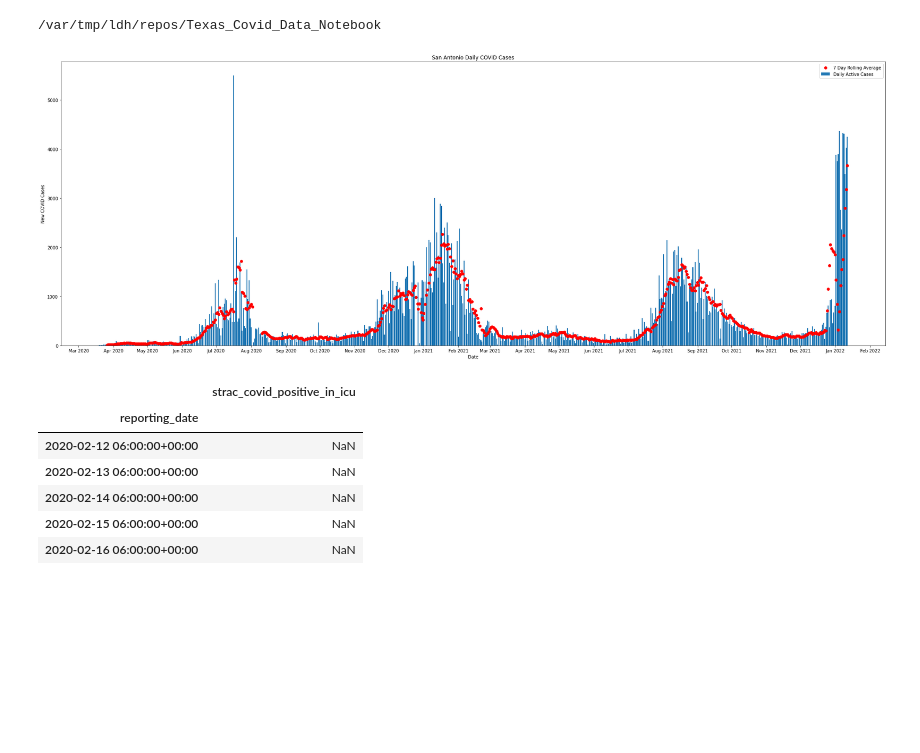
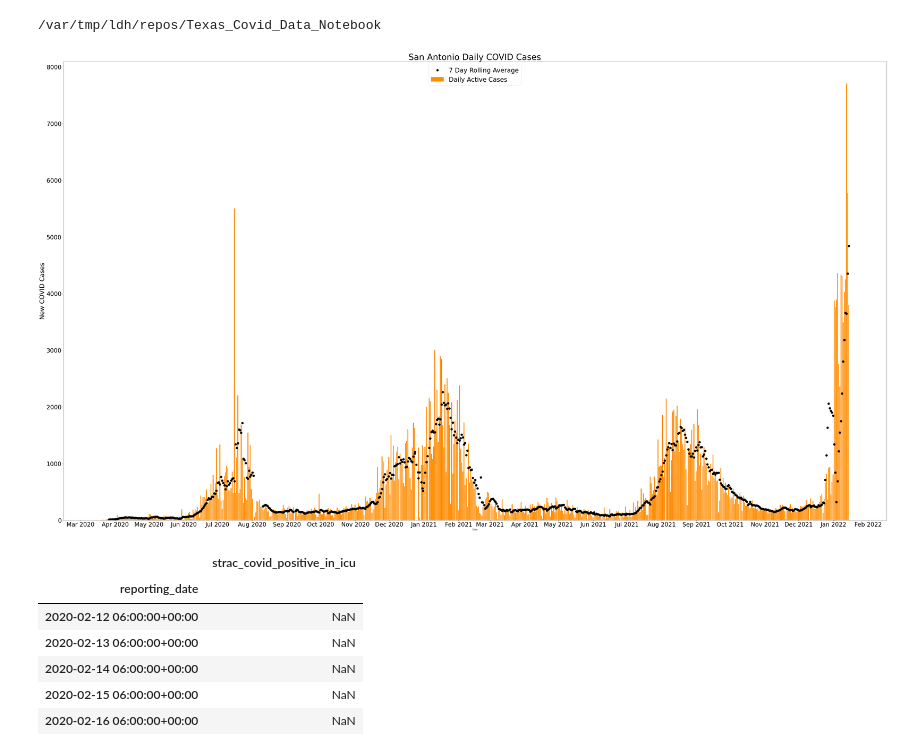
Before and after one commit to ldhagen/Texas_Covid_Data_Notebook, a Jupyter notebook: SanAntonioDailyNew.ipynb, the cells around one changed output. Drawn from its saved outputs; the diff is of its cells as text; code cells hidden in the pictures; blank space fills up the shorter version.

```diff
--- a/SanAntonioDailyNew.ipynb
+++ b/SanAntonioDailyNew.ipynb
@@ -61,23 +59,24 @@ df_newcases_7day_moving= df_newcases.rolling(7).mean().shift()
 # %%
 import datetime
 import matplotlib.dates as mdates
 months = mdates.MonthLocator()
 days = mdates.DayLocator()
 timeFmt = mdates.DateFormatter('%b %Y')
 fig, ax = plt.subplots()
-fig.set_size_inches(34,12)
+fig.set_size_inches(70,40)
 ax.xaxis.set_major_locator(months)
 ax.xaxis.set_major_formatter(timeFmt)
+ax.tick_params(axis='both', labelsize=28)
 #ax.xaxis.set_minor_locator(months)
-plt.title('San Antonio Daily COVID Cases')
+plt.title('San Antonio Daily COVID Cases', fontsize = 40)
 plt.xlabel('Date',color='black')
-plt.ylabel('New COVID Cases',color='black')
-plt.bar(df_newcases.index,df_newcases.total_case_daily_change)
-plt.plot(df_newcases_7day_moving, 'ro')
-plt.legend(['7 Day Rolling Average','Daily Active Cases'])
+plt.ylabel('New COVID Cases',color='black', fontsize = 30)
+plt.bar(df_newcases.index,df_newcases.total_case_daily_change, color = 'darkorange')
+plt.plot(df_newcases_7day_moving, 'ko', markersize = 10)
+plt.legend(['7 Day Rolling Average','Daily Active Cases'], fontsize = 30)
 fig.savefig('MetroDailySANew.png')
 # %% [output]
-[figure, old version]
+[figure, new version]
 # %%
 df_sa_covid_icu = df_sa_dtindex.loc[:,['strac_covid_positive_in_icu']]
 # %%
```
Also changed, not shown: parts of 6 cells of this notebook.
